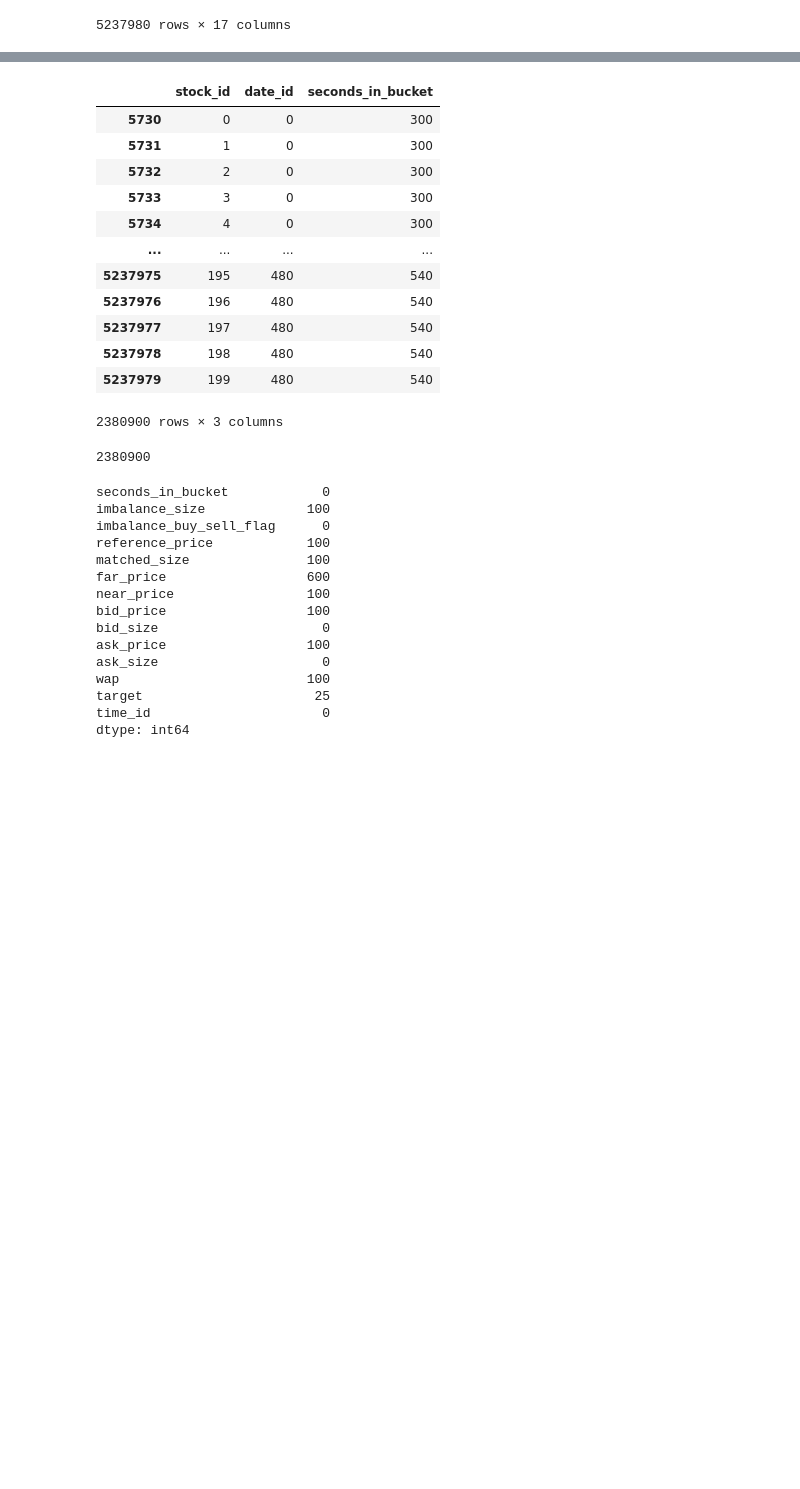
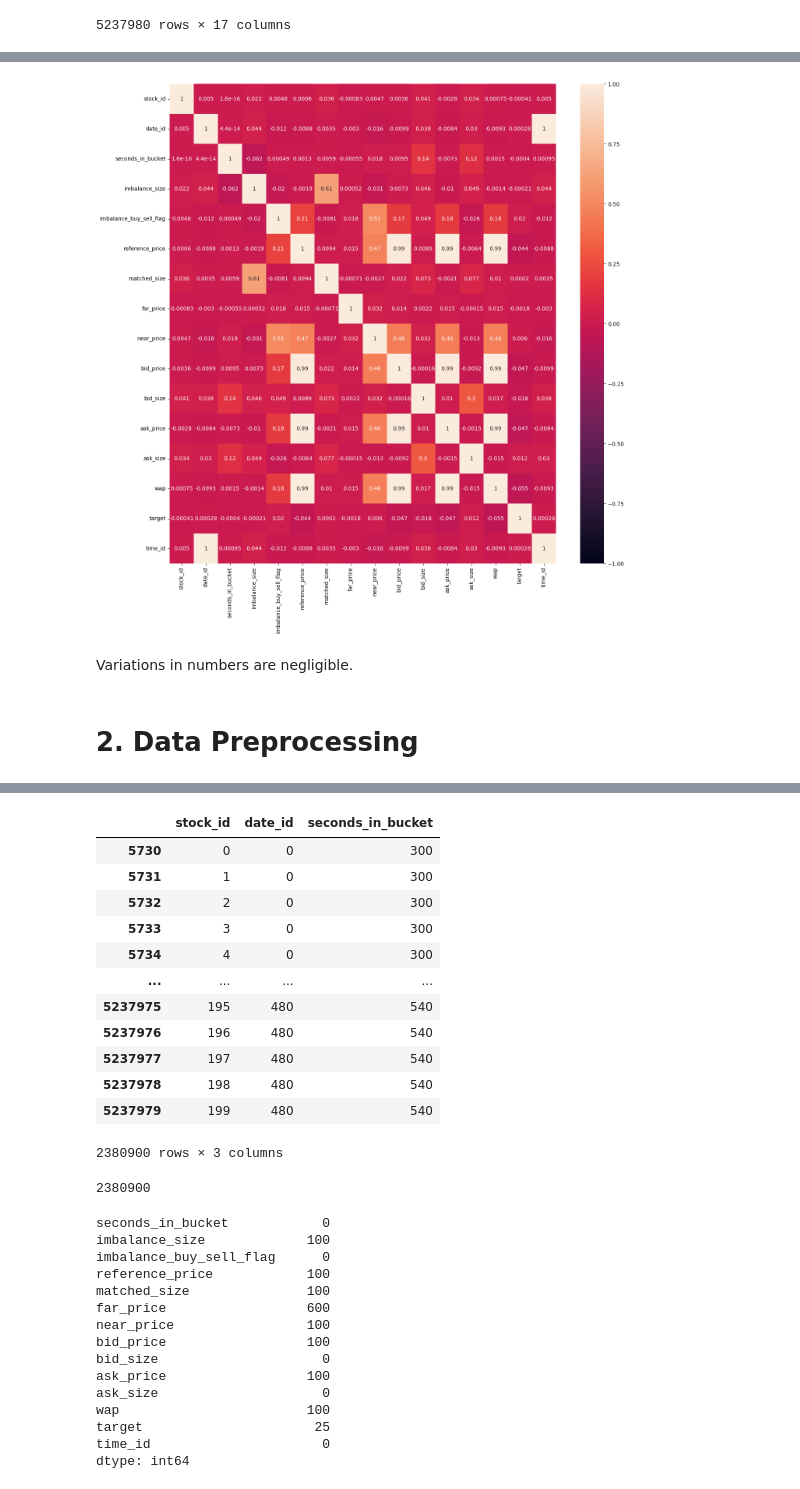
Before and after one commit to tfranza/optiver, a Jupyter notebook: Data_analysis.ipynb, the cells around one changed output, grey strips where cells are left out. Saved outputs shown, nothing was run; the diff lists cells and outputs as text; code cells hidden in the pictures; blank space fills up the shorter version.

Commit message:
Revert "Update Data_analysis.ipynb"
This reverts commit d40b3943aa32cdffe9026870f8abe8be346394c6.

```diff
--- a/Data_analysis.ipynb
+++ b/Data_analysis.ipynb
@@ -71,0 +142,3 @@ df_prova_notna = df_prova.loc[\
+# %%
+df_5_9_min = df.loc[df['seconds_in_bucket'] >= 300]
+df_5_9_min
@@ -71,0 +159,9 @@ df_prova_notna = df_prova.loc[\
+# %%
+plt.figure(figsize=(16,16))
+cor = df_5_9_min.corr(method='pearson')
+sns.heatmap(cor, vmin=-1, vmax=1, annot=True)
+plt.show()
+# %% [output]
+[figure, added]
+# %% [markdown]
+Variations in numbers are negligible.
@@ -71,0 +170,2 @@ df_prova_notna = df_prova.loc[\
+# %% [markdown]
+# 2. Data Preprocessing
```
Also changed, not shown: parts of 63 cells of this notebook.
